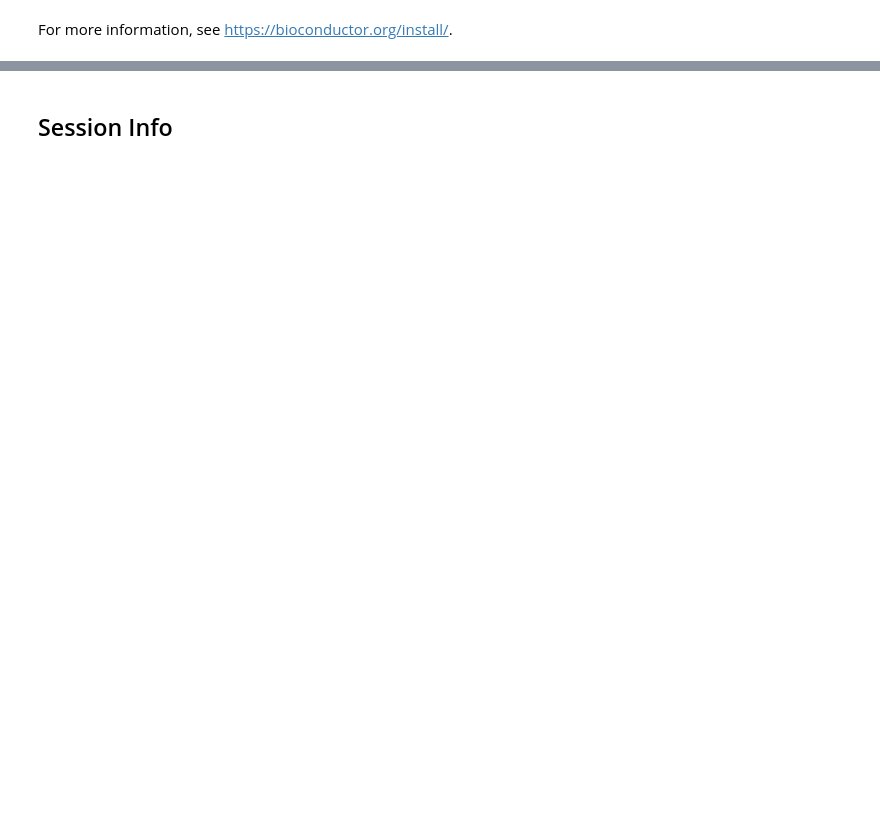
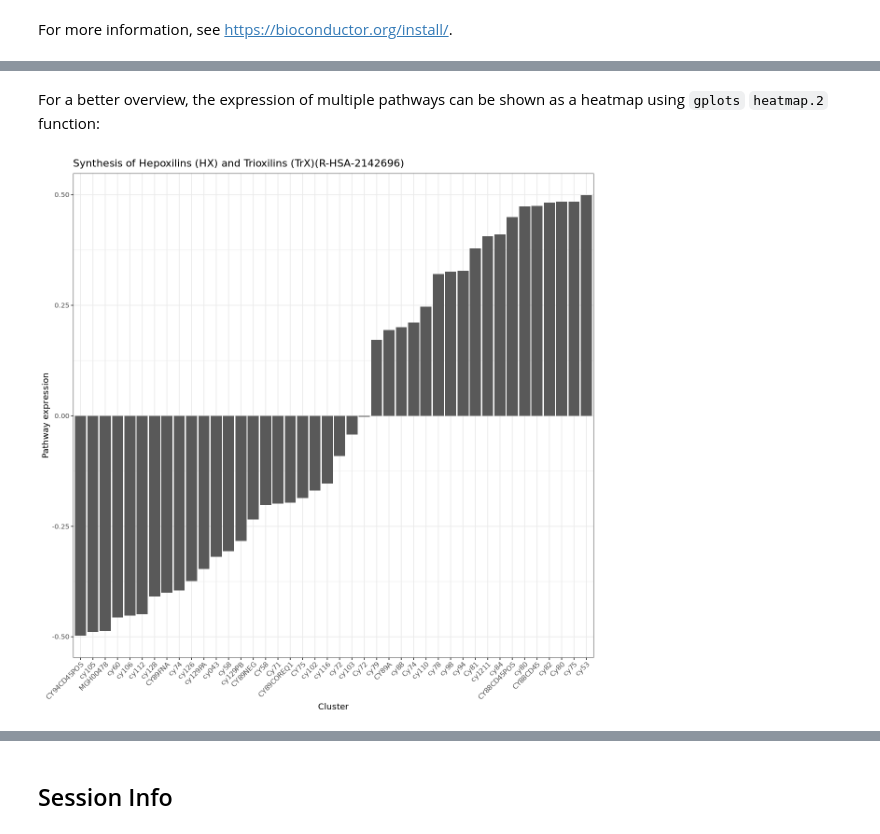
Before and after one commit to IgnatiusPang/reactomeworkshop, a Jupyter notebook: ReactomeGSA_RNAseq_Proteomics.ipynb, the cells around one changed output, grey strips where cells are left out. Saved outputs shown, nothing was run; the diff lists cells and outputs as text; code cells hidden in the pictures; blank space fills up the shorter version.

```diff
--- a/ReactomeGSA_RNAseq_Proteomics.ipynb
+++ b/ReactomeGSA_RNAseq_Proteomics.ipynb
@@ -631,0 +109,3 @@ The following hyperlink provides a tutorial created by the Reactome team that de
+# %%
+jerby_b_cells.sce <- as.SingleCellExperiment(jerby_b_cells)
+jerby_b_cells.sce
@@ -631,0 +132,11 @@ The following hyperlink provides a tutorial created by the Reactome team that de
+# %%
+## -----------------------------------------------------------------------------
+library(ReactomeGSA)
+
+gsva_result <- analyse_sc_clusters(jerby_b_cells,
+                                    use_interactors = TRUE, # This is the default
+                                    include_disease_pathways = TRUE,
+                                    create_reactome_visualization = TRUE,
+                                    create_reports = TRUE,
+                                    report_email = TRUE,
+                                    verbose = TRUE)
@@ -631,0 +183,7 @@ The following hyperlink provides a tutorial created by the Reactome team that de
+# %%
+pathway_expression <- pathways(gsva_result)
+
+# simplify the column names by removing the default dataset identifier
+colnames(pathway_expression) <- gsub("\\.Seurat", "", colnames(pathway_expression))
+
+pathway_expression[1:3,]
@@ -631,0 +199,13 @@ The following hyperlink provides a tutorial created by the Reactome team that de
+# %%
+# find the maximum differently expressed pathway
+max_difference <- do.call(rbind, apply(pathway_expression, 1, function(row) {
+    values <- as.numeric(row[2:length(row)])
+    return(data.frame(name = row[1], min = min(values), max = max(values)))
+}))
+
+max_difference$diff <- max_difference$max - max_difference$min
+
+# sort based on the difference
+max_difference <- max_difference[order(max_difference$diff, decreasing = T), ]
+
+head(max_difference)
@@ -631,0 +225,6 @@ The following hyperlink provides a tutorial created by the Reactome team that de
+# %% [markdown]
+For a better overview, the expression of multiple pathways can be shown as a heatmap using `gplots` `heatmap.2` function:
+# %%
+plot_gsva_pathway(gsva_result, pathway_id = rownames(max_difference)[1])
+# %% [output]
+[figure, added]
```
Also changed, not shown: parts of 89 cells of this notebook, 1 other file.
